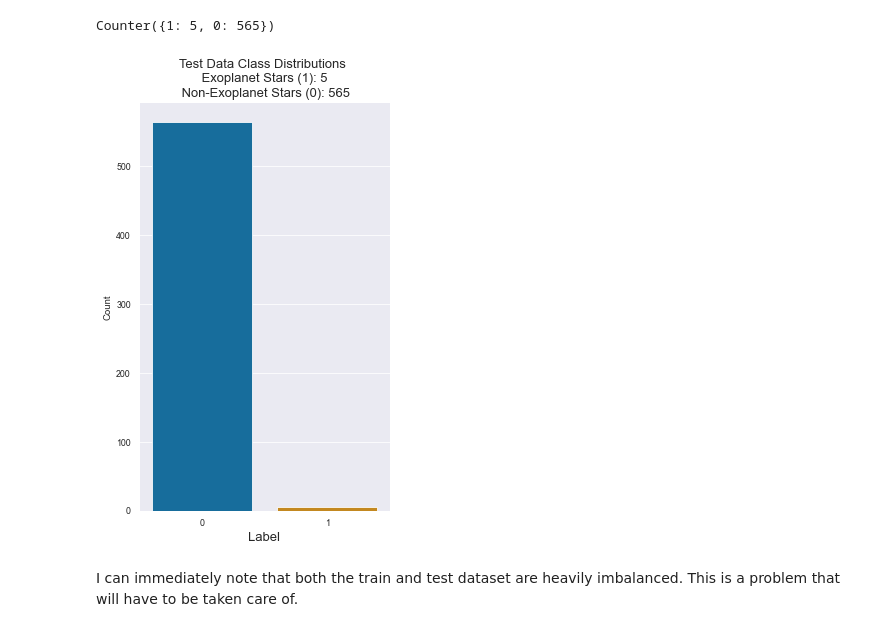
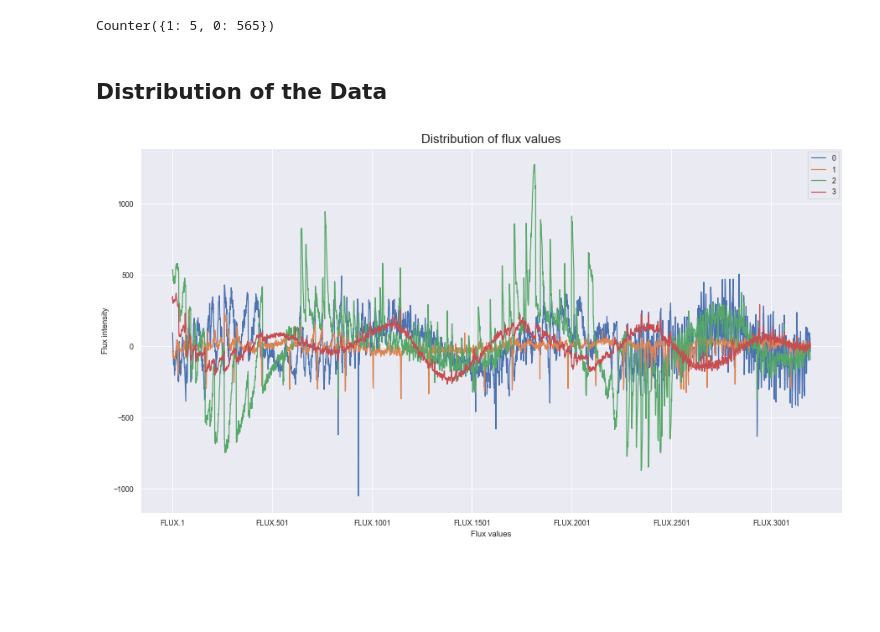
Before and after one commit to NicoGalvarino/Exoplanet-exploration, a Jupyter notebook: exoplanet_ANN.ipynb, the cells around one changed output. Drawn from its saved outputs; the diff is of its cells as text; code cells hidden in the pictures; blank space fills up the shorter version.

```diff
--- a/exoplanet_ANN.ipynb
+++ b/exoplanet_ANN.ipynb
@@ -161,18 +188,3 @@ plt.show()
 Counter(test_data['LABEL'])
 # %% [output]
 Counter({1: 5, 0: 565})
-# %%
-plt.figure(figsize=(4, 7))
-
-sns.countplot(test_data['LABEL'], palette='colorblind')
-
-plt.title('Test Data Class Distributions \n Exoplanet Stars (1): 5 \n Non-Exoplanet Stars (0): 565', fontsize=13)
-
-plt.xlabel('Label', fontsize=13)
-plt.ylabel('Count')
-
-plt.show()
-# %% [output]
-[figure, removed]
-# %% [markdown]
-I can immediately note that both the train and test dataset are heavily imbalanced. This is a problem that will have to be taken care of.
@@ -190,0 +191,15 @@ plt.show()
+# %% [markdown]
+## Distribution of the Data
+# %%
+fig, ax = plt.subplots(figsize=(15, 8))
+
+plot_df = train_data[0:4].drop('LABEL', axis=1)
+plot_df.T.plot(ax=ax)
+
+plt.title('Distribution of flux values', fontsize=15)
+plt.xlabel('Flux values')
+plt.ylabel('Flux intensity')
+
+plt.show()
+# %% [output]
+[figure, added]
```
Also changed, not shown: parts of 45 cells of this notebook.
